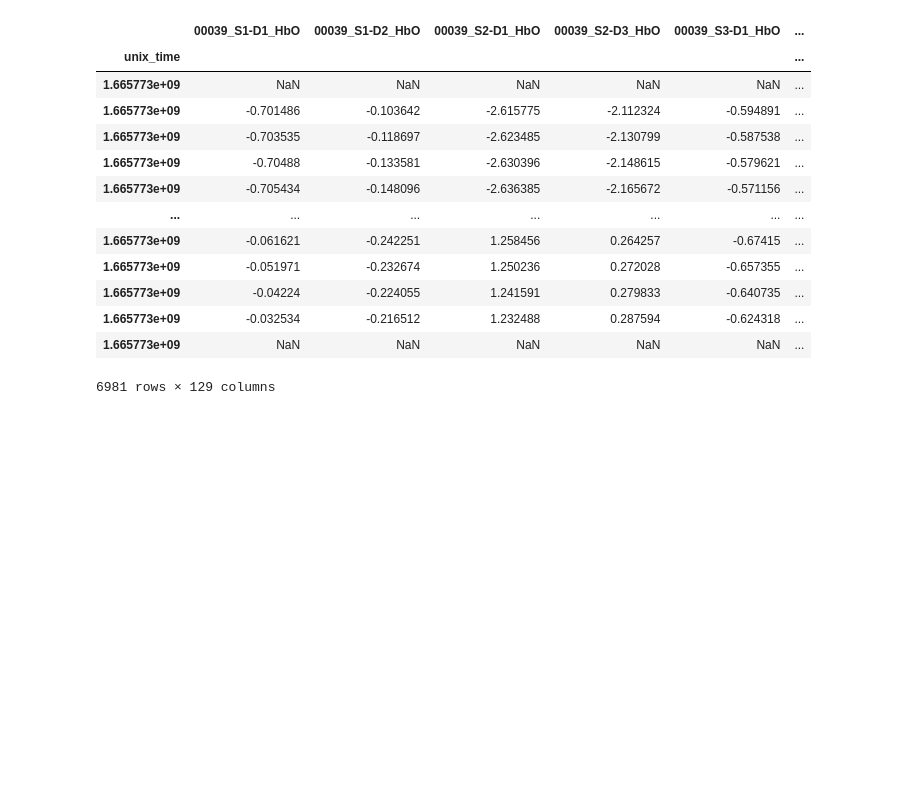
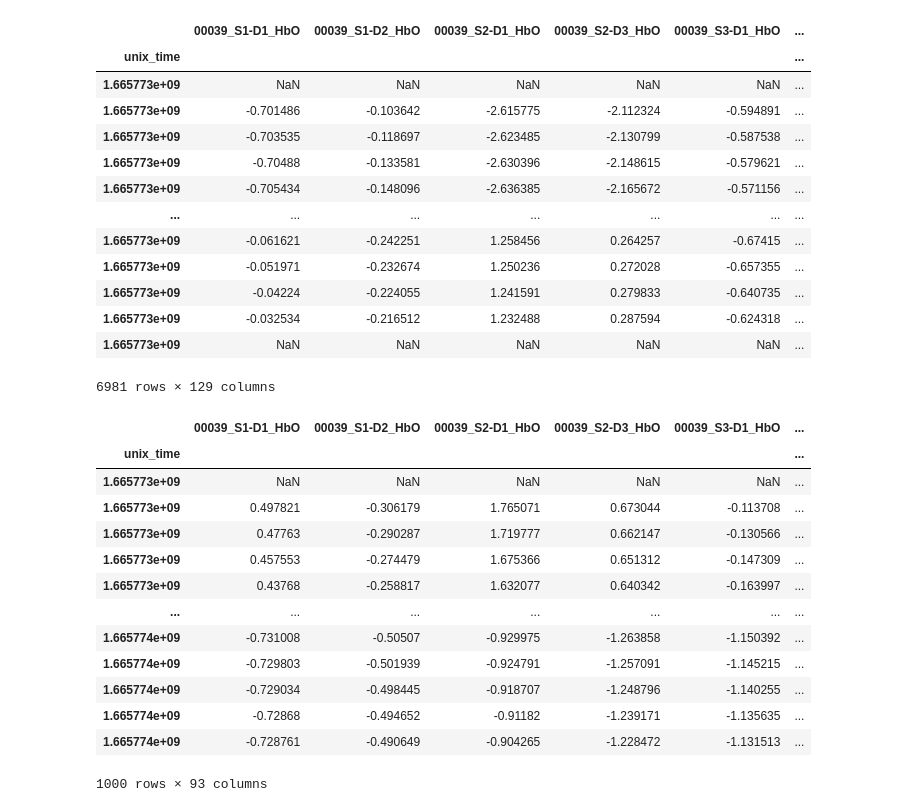
Before and after one commit to eduongAZ/tomcat-data-draft, a Jupyter notebook: code/read_csv.ipynb, the cells around one changed output. Drawn from its saved outputs; the diff is of its cells as text; code cells hidden in the pictures; blank space fills up the shorter version.

Commit message:
competitive ping pong

```diff
--- a/code/read_csv.ipynb
+++ b/code/read_csv.ipynb
@@ -105,3 +105,30 @@ affective_task_team.affective_task_team_physio_task.head(n=7000)
 # %%
 output_dir = '/Users/ericduong/Documents/ToMCAT/tomcat-data-draft/data/processed/exp_sample'
 affective_task_team.write_physio_data_csv(output_dir)
+# %%
+metadata_path = '/Users/ericduong/Documents/ToMCAT/tomcat-data-draft/data/organized/metadata/exp_sample/metadata.json'
+ping_pong_competitive_task_directory = '/Users/ericduong/Documents/ToMCAT/tomcat-data-draft/data/raw/tasks/exp_2022_10_14_10/ping_pong'
+ping_pong_competitive_physio_directory = '/Users/ericduong/Documents/ToMCAT/tomcat-data-draft/data/organized/physio_data/exp_sample'
+
+ping_pong_competitive = PingPongCompetitive.from_files(
+    metadata_path,
+    ping_pong_competitive_task_directory,
+    ping_pong_competitive_physio_directory
+)
+# %%
+ping_pong_competitive.ping_pong_matches_physio_task["0"].head(n=1000)
+# %% [output]
+|  | 00039_S1-D1_HbO | 00039_S1-D2_HbO | 00039_S2-D1_HbO | 00039_S2-D3_HbO | 00039_S3-D1_HbO | ... |
+| unix_time |  |  |  |  |  | ... |
+| 1.665773e+09 | NaN | NaN | NaN | NaN | NaN | ... |
+| 1.665773e+09 | 0.497821 | -0.306179 | 1.765071 | 0.673044 | -0.113708 | ... |
+| 1.665773e+09 | 0.47763 | -0.290287 | 1.719777 | 0.662147 | -0.130566 | ... |
+| 1.665773e+09 | 0.457553 | -0.274479 | 1.675366 | 0.651312 | -0.147309 | ... |
+| 1.665773e+09 | 0.43768 | -0.258817 | 1.632077 | 0.640342 | -0.163997 | ... |
+| ... | ... | ... | ... | ... | ... | ... |
+| 1.665774e+09 | -0.731008 | -0.50507 | -0.929975 | -1.263858 | -1.150392 | ... |
+| 1.665774e+09 | -0.729803 | -0.501939 | -0.924791 | -1.257091 | -1.145215 | ... |
+| 1.665774e+09 | -0.729034 | -0.498445 | -0.918707 | -1.248796 | -1.140255 | ... |
+| 1.665774e+09 | -0.72868 | -0.494652 | -0.91182 | -1.239171 | -1.135635 | ... |
+| 1.665774e+09 | -0.728761 | -0.490649 | -0.904265 | -1.228472 | -1.131513 | ... |
+1000 rows × 93 columns
```
Also changed, not shown: parts of 2 cells of this notebook, 2 other files.
